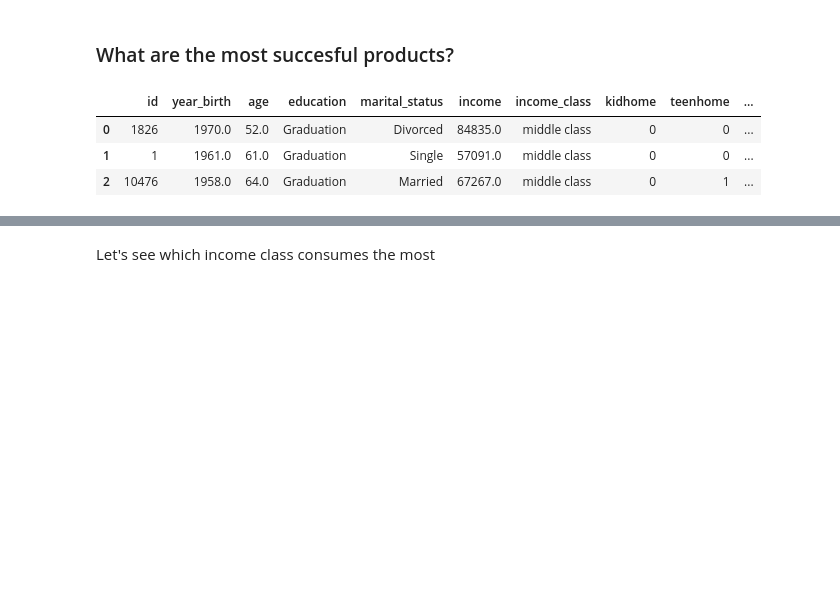
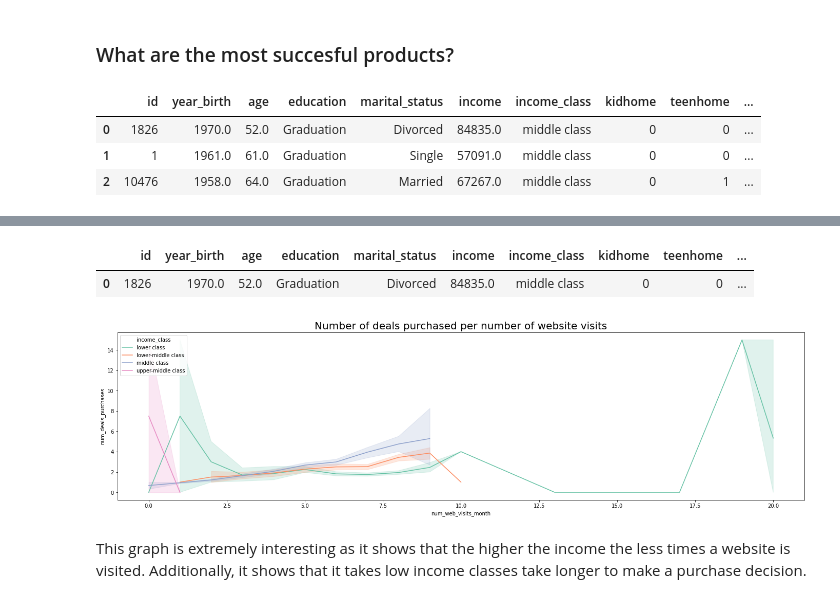
Before and after one commit to mr-emreerturk/Marketing-Analytics_EDA, a Jupyter notebook: notebook_eda.ipynb, the cells around one changed output, grey strips where cells are left out. Drawn from its saved outputs; the diff is of its cells as text; code cells hidden in the pictures; blank space fills up the shorter version.

```diff
--- a/notebook_eda.ipynb
+++ b/notebook_eda.ipynb
@@ -521,2 +588,16 @@ ValueError: The truth value of a Series is ambiguous. Use a.empty, a.bool(), a.i
-# %% [markdown]
-Let's see which income class consumes the most
+# %%
+df.head(1)
+# %% [output]
+|  | id | year_birth | age | education | marital_status | income | income_class | kidhome | teenhome | ... |
+| 0 | 1826 | 1970.0 | 52.0 | Graduation | Divorced | 84835.0 | middle class | 0 | 0 | ... |
+# %%
+plt.figure(figsize=(24,6))
+sns.lineplot(data=df, x="num_web_visits_month",y='num_deals_purchases',hue="income_class",
+    hue_order=['lower class','lower-middle class','middle class','upper-middle class'])
+
+plt.title('Number of deals purchased per number of website visits',fontsize=20)
+plt.show()
+# %% [output]
+[figure, added]
+# %% [markdown]
+This graph is extremely interesting as it shows that the higher the income the less times a website is visited. Additionally, it shows that it takes low income classes take longer to make a purchase decision.
```
Also changed, not shown: parts of 17 cells of this notebook.
